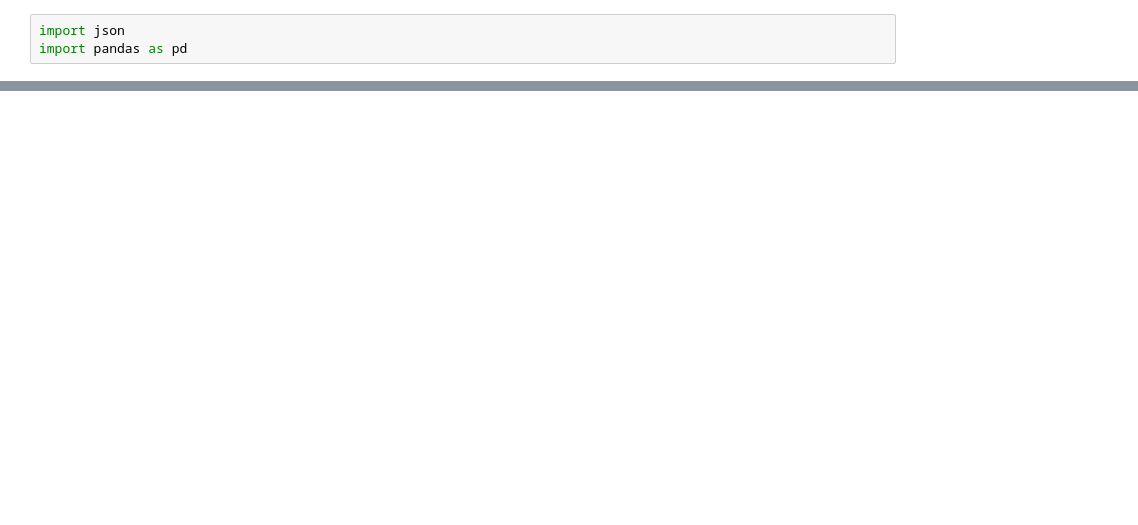
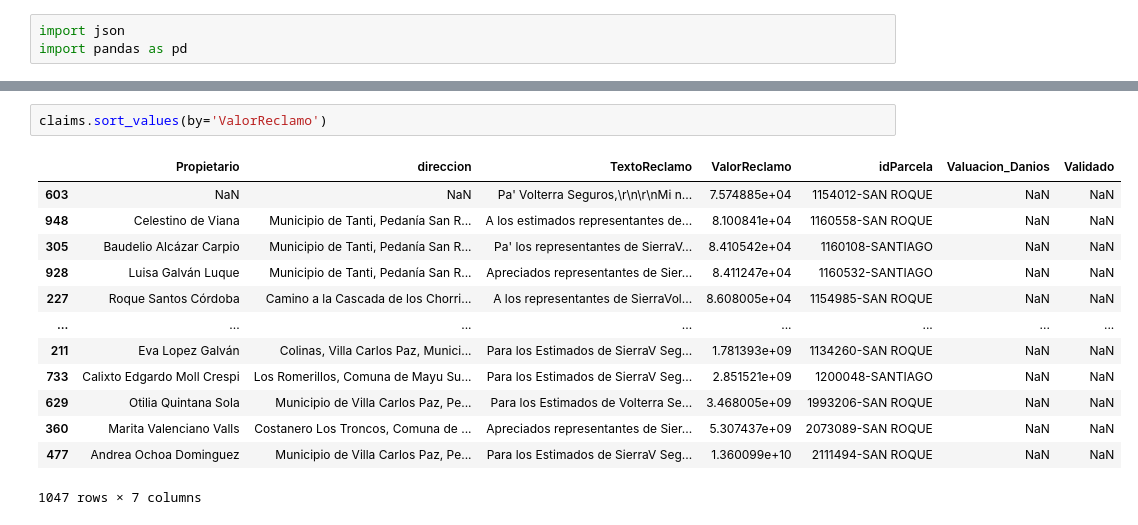
Before and after one commit to freire-guido/eci-2024, a Jupyter notebook: coso.ipynb, the cells around one changed output, grey strips where cells are left out. Drawn from its saved outputs; the diff is of its cells as text; blank space fills up the shorter version.

```diff
--- a/coso.ipynb
+++ b/coso.ipynb
@@ -26,3 +59,19 @@ claims[claims['Validado'] == 'X']
 | 915 | NaN | NaN | Pa' Volterra Seguros,\r\n\r\nSoy ... | 61233879.39 | 1205392-SAN ROQUE | 3.220465e+06 | X |
 | 925 | Vito de Teruel | Los Moradillos, Comuna de Villa R... | A los representantes de SierraVol... | 91879917.62 | 1202024-SANTIAGO | 2.398250e+06 | X |
 | 1028 | Adelardo Artemio Sobrino Daza | Villa Carlos Paz, Municipio de Vi... | Pa' los representantes de SierraV... | 50105877.59 | 2448934-SAN ROQUE | 1.315590e+06 | X |
+# %%
+claims.sort_values(by='ValorReclamo')
+# %% [output]
+|  | Propietario | direccion | TextoReclamo | ValorReclamo | idParcela | Valuacion_Danios | Validado |
+| 603 | NaN | NaN | Pa' Volterra Seguros,\r\n\r\nMi n... | 7.574885e+04 | 1154012-SAN ROQUE | NaN | NaN |
+| 948 | Celestino de Viana | Municipio de Tanti, Pedanía San R... | A los estimados representantes de... | 8.100841e+04 | 1160558-SAN ROQUE | NaN | NaN |
+| 305 | Baudelio Alcázar Carpio | Municipio de Tanti, Pedanía San R... | Pa' los representantes de SierraV... | 8.410542e+04 | 1160108-SANTIAGO | NaN | NaN |
+| 928 | Luisa Galván Luque | Municipio de Tanti, Pedanía San R... | Apreciados representantes de Sier... | 8.411247e+04 | 1160532-SANTIAGO | NaN | NaN |
+| 227 | Roque Santos Córdoba | Camino a la Cascada de los Chorri... | A los representantes de SierraVol... | 8.608005e+04 | 1154985-SAN ROQUE | NaN | NaN |
+| ... | ... | ... | ... | ... | ... | ... | ... |
+| 211 | Eva Lopez Galván | Colinas, Villa Carlos Paz, Munici... | Para los Estimados de SierraV Seg... | 1.781393e+09 | 1134260-SAN ROQUE | NaN | NaN |
+| 733 | Calixto Edgardo Moll Crespi | Los Romerillos, Comuna de Mayu Su... | Para los Estimados de SierraV Seg... | 2.851521e+09 | 1200048-SANTIAGO | NaN | NaN |
+| 629 | Otilia Quintana Sola | Municipio de Villa Carlos Paz, Pe... | Para los Estimados de Volterra Se... | 3.468005e+09 | 1993206-SAN ROQUE | NaN | NaN |
+| 360 | Marita Valenciano Valls | Costanero Los Troncos, Comuna de ... | Apreciados representantes de Sier... | 5.307437e+09 | 2073089-SAN ROQUE | NaN | NaN |
+| 477 | Andrea Ochoa Dominguez | Municipio de Villa Carlos Paz, Pe... | Para los Estimados de SierraV Seg... | 1.360099e+10 | 2111494-SAN ROQUE | NaN | NaN |
+1047 rows × 7 columns
```
Also changed, not shown: parts of 3 cells of this notebook, 1 other file.
